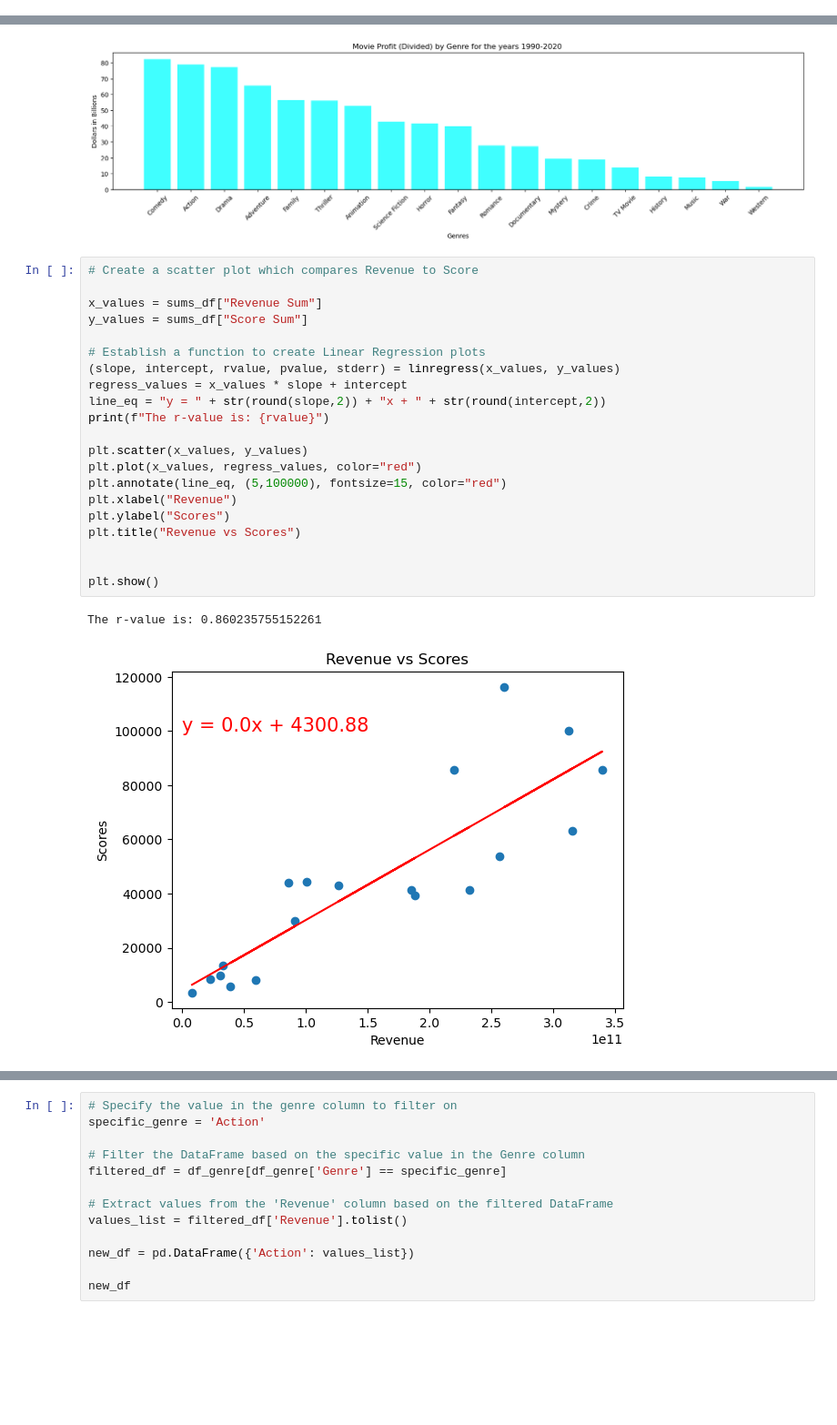
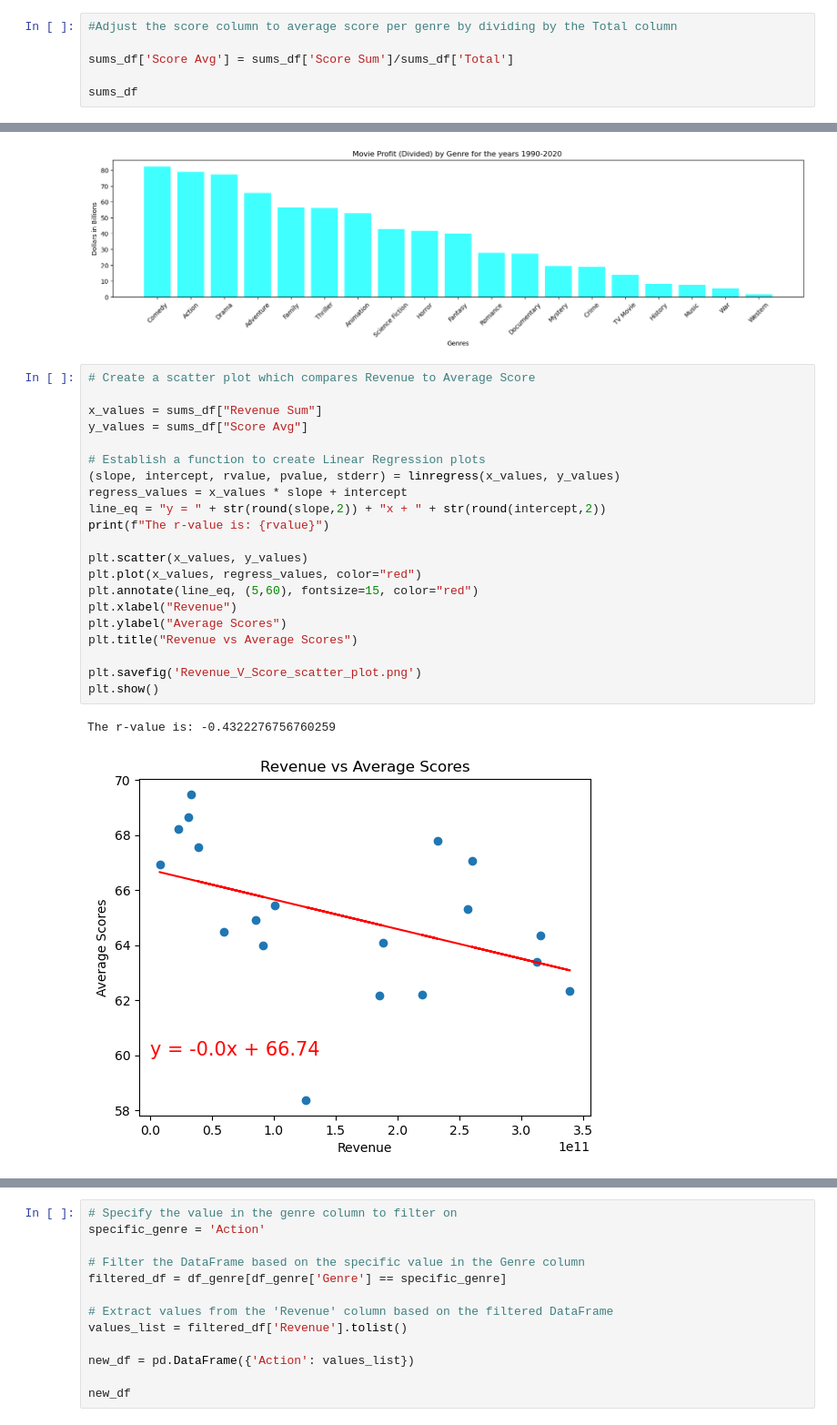
Before and after one commit to hatkiet/Project-1-Red-Team, a Jupyter notebook: Patrick's Visualizations Notebook.ipynb, the cells around one changed output, grey strips where cells are left out. Shown: that part at 91% size. Drawn from its saved outputs; the diff is of its cells as text; blank space fills up the shorter version.

Commit message:
Adjusted the scatter plot variables

```diff
--- a/Patrick's Visualizations Notebook.ipynb
+++ b/Patrick's Visualizations Notebook.ipynb
@@ -160,3 +187,9 @@ sums_df
 | Thriller | 85,604.00 | 219,905,275,022.00 | 154,238,519,608.40 | 79,120,458,640.61 | 56,191,101,619.93 | 1376 |
 | War | 8,526.00 | 22,826,338,762.80 | 14,999,428,705.60 | 7,992,588,088.33 | 5,392,188,138.58 | 125 |
 | Western | 3,414.00 | 7,923,841,589.60 | 5,054,203,346.00 | 2,622,804,483.27 | 1,702,565,751.25 | 51 |
+# %%
+#Adjust the score column to average score per genre by dividing by the Total column
+
+sums_df['Score Avg'] = sums_df['Score Sum']/sums_df['Total']
+
+sums_df
@@ -257,27 +309,27 @@ plt.show()
 # %% [output]
 [figure]
 # %%
-# Create a scatter plot which compares Revenue to Score
+# Create a scatter plot which compares Revenue to Average Score
 
 x_values = sums_df["Revenue Sum"]
-y_values = sums_df["Score Sum"]
+y_values = sums_df["Score Avg"]
 
 # Establish a function to create Linear Regression plots
 (slope, intercept, rvalue, pvalue, stderr) = linregress(x_values, y_values)
 regress_values = x_values * slope + intercept
 line_eq = "y = " + str(round(slope,2)) + "x + " + str(round(intercept,2))
 print(f"The r-value is: {rvalue}")
 
 plt.scatter(x_values, y_values)
 plt.plot(x_values, regress_values, color="red")
-plt.annotate(line_eq, (5,100000), fontsize=15, color="red")
+plt.annotate(line_eq, (5,60), fontsize=15, color="red")
 plt.xlabel("Revenue")
-plt.ylabel("Scores")
-plt.title("Revenue vs Scores")
+plt.ylabel("Average Scores")
+plt.title("Revenue vs Average Scores")
 
-
+plt.savefig('Revenue_V_Score_scatter_plot.png')
 plt.show()
 # %% [output]
-The r-value is: 0.860235755152261
+The r-value is: -0.4322276756760259
-[figure, old version]
+[figure, new version]
 # %%
```
Also changed, not shown: parts of 4 cells of this notebook, 2 other files.
